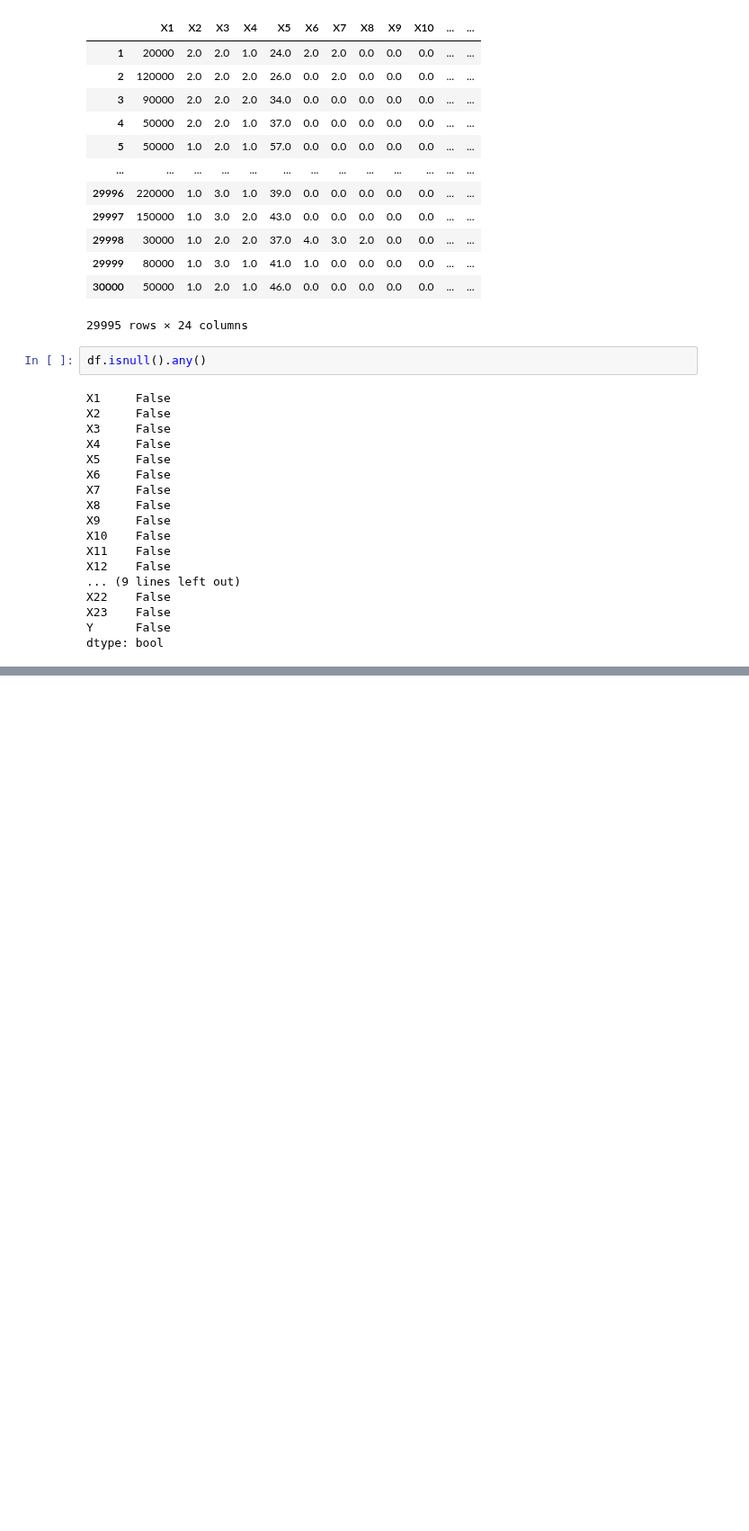
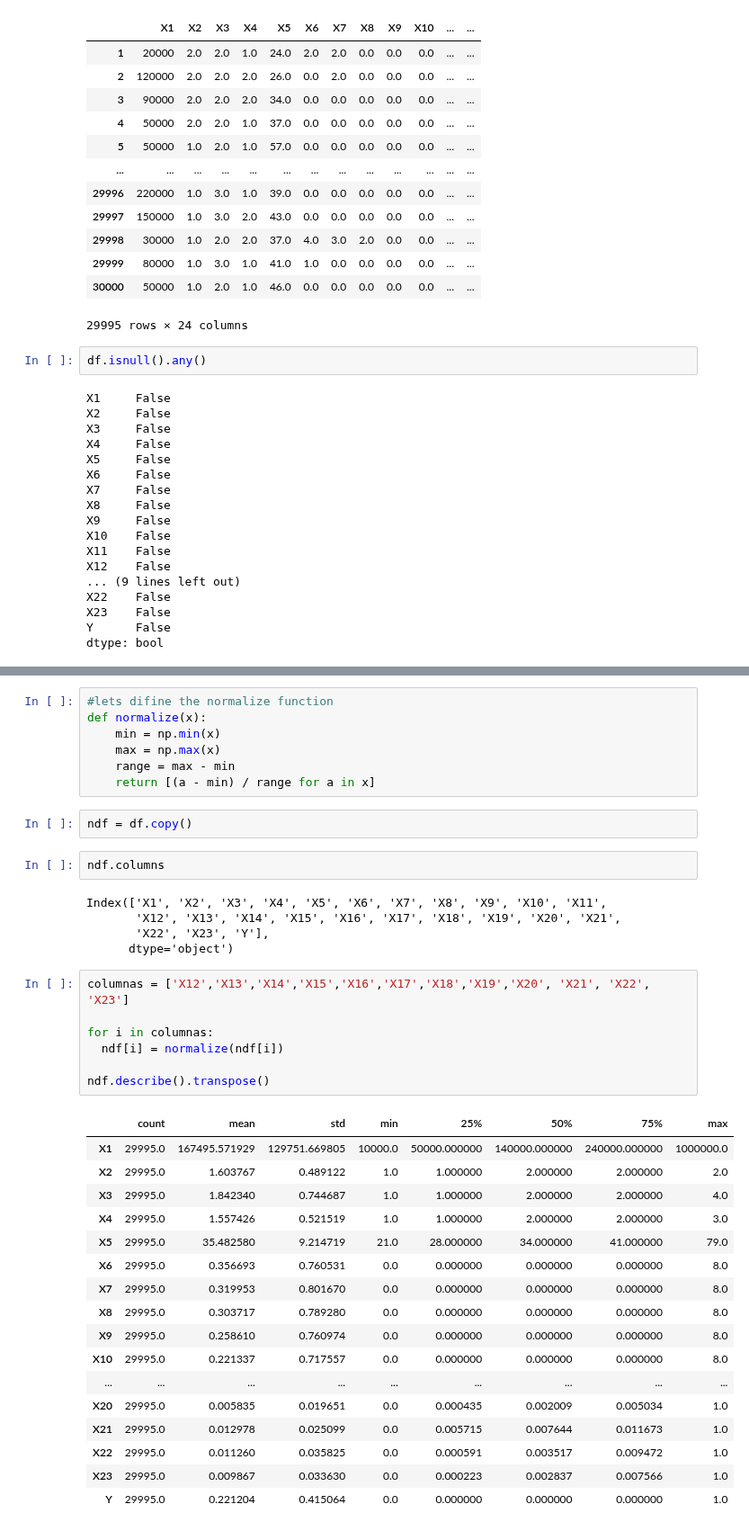
Before and after one commit to PosgradoMNA/actividades-del-projecto-team-1, a Jupyter notebook: Modulo3/Semana4_Actividad4_Team1.ipynb, the cells around one changed output, grey strips where cells are left out. Shown at 90% size. Drawn from its saved outputs; the diff is of its cells as text; blank space fills up the shorter version.

```diff
--- a/Modulo3/Semana4_Actividad4_Team1.ipynb
+++ b/Modulo3/Semana4_Actividad4_Team1.ipynb
@@ -55,0 +80,41 @@ dtype: bool
+# %%
+#lets difine the normalize function
+def normalize(x):
+    min = np.min(x)
+    max = np.max(x)
+    range = max - min
+    return [(a - min) / range for a in x]
+# %%
+ndf = df.copy()
+# %%
+ndf.columns
+# %% [output]
+Index(['X1', 'X2', 'X3', 'X4', 'X5', 'X6', 'X7', 'X8', 'X9', 'X10', 'X11',
+       'X12', 'X13', 'X14', 'X15', 'X16', 'X17', 'X18', 'X19', 'X20', 'X21',
+       'X22', 'X23', 'Y'],
+      dtype='object')
+# %%
+columnas = ['X12','X13','X14','X15','X16','X17','X18','X19','X20', 'X21', 'X22', 'X23']
+
+for i in columnas:
+  ndf[i] = normalize(ndf[i])
+
+ndf.describe().transpose()
+# %% [output]
+|  | count | mean | std | min | 25% | 50% | 75% | max |
+| X1 | 29995.0 | 167495.571929 | 129751.669805 | 10000.0 | 50000.000000 | 140000.000000 | 240000.000000 | 1000000.0 |
+| X2 | 29995.0 | 1.603767 | 0.489122 | 1.0 | 1.000000 | 2.000000 | 2.000000 | 2.0 |
+| X3 | 29995.0 | 1.842340 | 0.744687 | 1.0 | 1.000000 | 2.000000 | 2.000000 | 4.0 |
+| X4 | 29995.0 | 1.557426 | 0.521519 | 1.0 | 1.000000 | 2.000000 | 2.000000 | 3.0 |
+| X5 | 29995.0 | 35.482580 | 9.214719 | 21.0 | 28.000000 | 34.000000 | 41.000000 | 79.0 |
+| X6 | 29995.0 | 0.356693 | 0.760531 | 0.0 | 0.000000 | 0.000000 | 0.000000 | 8.0 |
+| X7 | 29995.0 | 0.319953 | 0.801670 | 0.0 | 0.000000 | 0.000000 | 0.000000 | 8.0 |
+| X8 | 29995.0 | 0.303717 | 0.789280 | 0.0 | 0.000000 | 0.000000 | 0.000000 | 8.0 |
+| X9 | 29995.0 | 0.258610 | 0.760974 | 0.0 | 0.000000 | 0.000000 | 0.000000 | 8.0 |
+| X10 | 29995.0 | 0.221337 | 0.717557 | 0.0 | 0.000000 | 0.000000 | 0.000000 | 8.0 |
+| ... | ... | ... | ... | ... | ... | ... | ... | ... |
+| X20 | 29995.0 | 0.005835 | 0.019651 | 0.0 | 0.000435 | 0.002009 | 0.005034 | 1.0 |
+| X21 | 29995.0 | 0.012978 | 0.025099 | 0.0 | 0.005715 | 0.007644 | 0.011673 | 1.0 |
+| X22 | 29995.0 | 0.011260 | 0.035825 | 0.0 | 0.000591 | 0.003517 | 0.009472 | 1.0 |
+| X23 | 29995.0 | 0.009867 | 0.033630 | 0.0 | 0.000223 | 0.002837 | 0.007566 | 1.0 |
+| Y | 29995.0 | 0.221204 | 0.415064 | 0.0 | 0.000000 | 0.000000 | 0.000000 | 1.0 |
```
Also changed, not shown: parts of 4 cells of this notebook.
